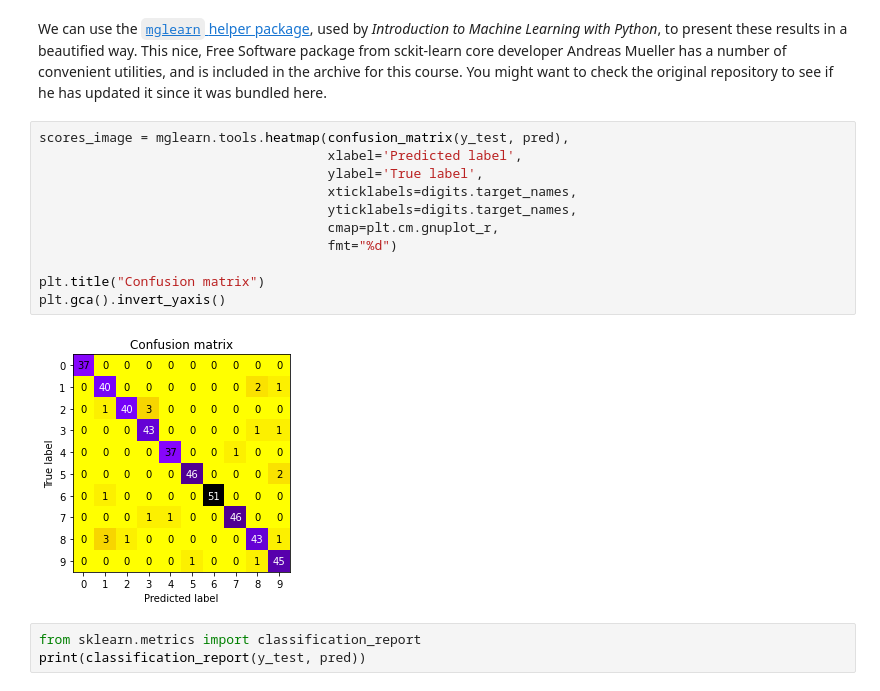
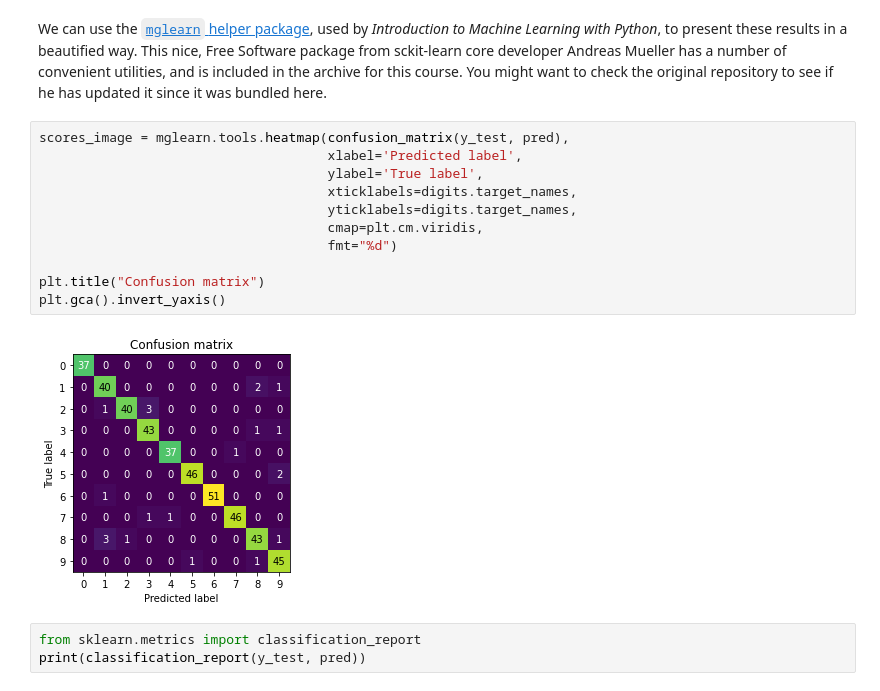
Before and after one commit to DavidMertz/ML-Webinar, a Jupyter notebook: Classification.ipynb, the cells around one changed output. Drawn from its saved outputs; the diff is of its cells as text.

```diff
--- a/Classification.ipynb
+++ b/Classification.ipynb
@@ -376,16 +372,16 @@ We can use the [`mglearn` helper package](https://github.com/amueller/mglearn),
 # %%
 scores_image = mglearn.tools.heatmap(confusion_matrix(y_test, pred),
                                      xlabel='Predicted label',
                                      ylabel='True label',
                                      xticklabels=digits.target_names,
                                      yticklabels=digits.target_names,
-                                     cmap=plt.cm.gnuplot_r,
+                                     cmap=plt.cm.viridis,
                                      fmt="%d")
 
 plt.title("Confusion matrix")
 plt.gca().invert_yaxis()
 # %% [output]
-[figure, old version]
+[figure, new version]
 # %%
 from sklearn.metrics import classification_report
 print(classification_report(y_test, pred))
```
Also changed, not shown: parts of 5 cells of this notebook, 9 other files.
